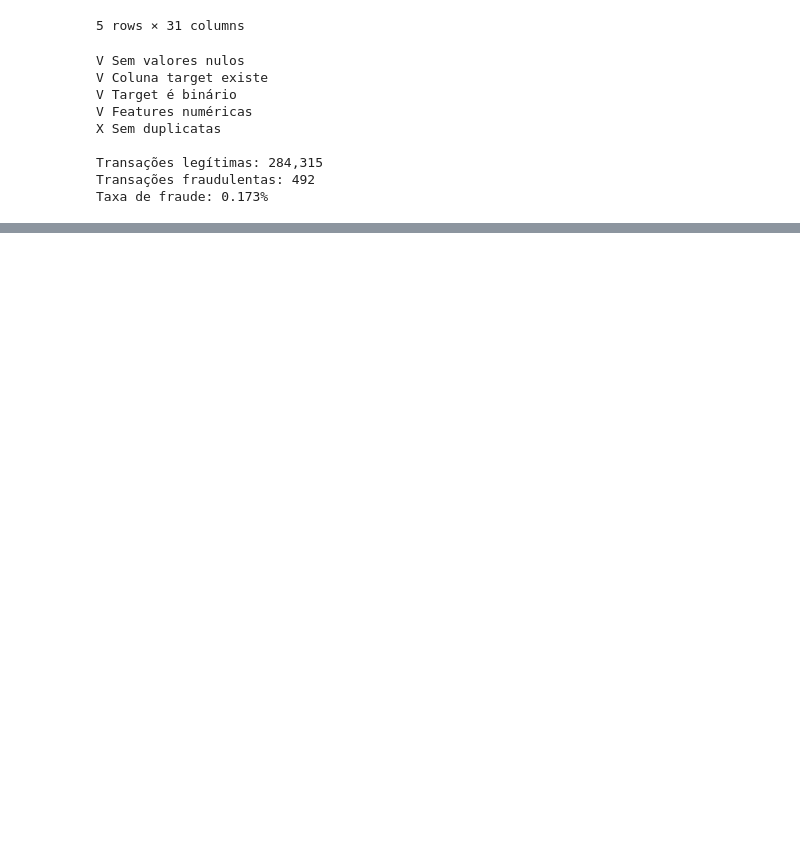
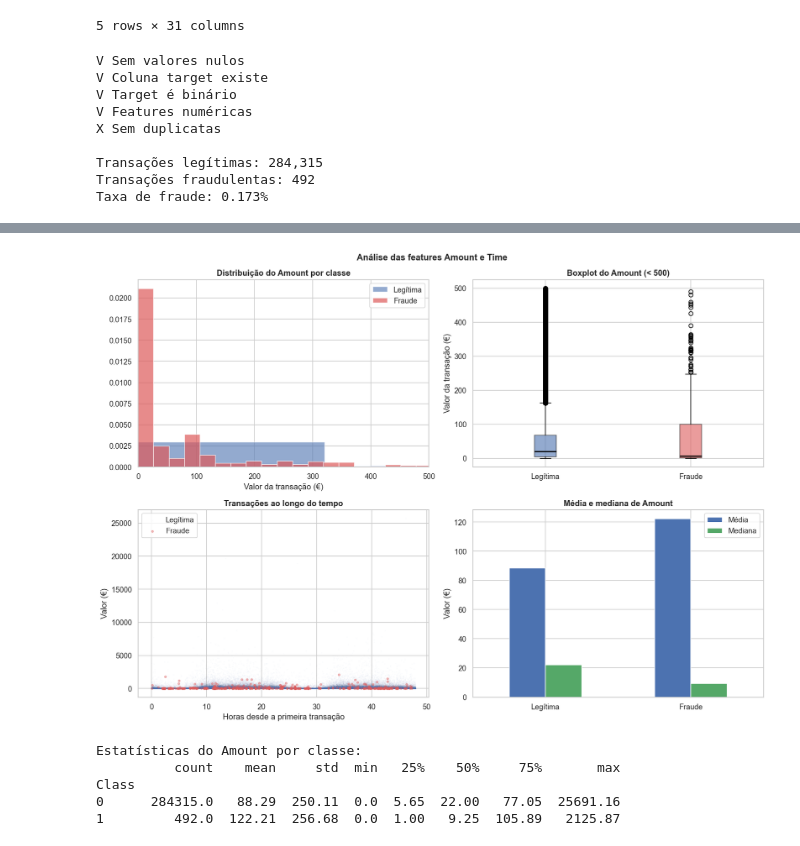
Before and after one commit to jaoalmirante/fraud-detection-ml, a Jupyter notebook: notebooks/fraud_detection.ipynb, the cells around one changed output, grey strips where cells are left out. Saved outputs shown, nothing was run; the diff lists cells and outputs as text; code cells hidden in the pictures; blank space fills up the shorter version.

Commit message:
feat: exploratory data analysis with class imbalance and feature insights

```diff
--- a/notebooks/fraud_detection.ipynb
+++ b/notebooks/fraud_detection.ipynb
@@ -84,0 +139,67 @@ Taxa de fraude: 0.173%
+# %%
+fig, axes = plt.subplots(2, 2, figsize=(14, 10))
+
+fraud = df[df['Class'] == 1]
+legit = df[df['Class'] == 0]
+
+# distribuição por classe - amount
+axes[0, 0].hist(legit['Amount'], bins=80, alpha=0.6,
+                color='#4C72B0', label='Legítima', density=True)
+axes[0, 0].hist(fraud['Amount'], bins=80, alpha=0.7,
+                color='#DD5A5A', label='Fraude', density=True)
+axes[0, 0].set_xlim(0, 500)
+axes[0, 0].set_title('Distribuição do Amount por classe', fontweight='bold')
+axes[0, 0].set_xlabel('Valor da transação (€)')
+axes[0, 0].legend()
+
+# boxplot de comparação - amount
+legit_small = legit[legit['Amount'] < 500]['Amount']
+fraud_small = fraud[fraud['Amount'] < 500]['Amount']
+
+bp = axes[0, 1].boxplot(
+    [legit_small, fraud_small],
+     labels=['Legítima', 'Fraude'],
+     patch_artist=True,
+     medianprops=dict(color='black', linewidth=2)
+)
+bp['boxes'][0].set(facecolor='#4C72B0', alpha=0.6)
+bp['boxes'][1].set(facecolor='#DD5A5A', alpha=0.6)
+axes[0, 1].set_title('Boxplot do Amount (< 500)', fontweight='bold')
+axes[0, 1].set_ylabel('Valor da transação (€)')
+
+# fraudes ao longo do tempo - Time
+axes[1, 0].scatter(legit['Time'] / 3600, legit['Amount'],
+                   alpha=0.01, s=1, color='#4C72B0', label='Legítima')
+axes[1, 0].scatter(fraud['Time'] / 3600, fraud['Amount'],
+                   alpha=0.4, s=8, color='#DD5A5A', label='Fraude', zorder=5)
+axes[1, 0].set_title('Transações ao longo do tempo', fontweight='bold')
+axes[1, 0].set_xlabel('Horas desde a primeira transação')
+axes[1, 0].set_ylabel('Valor (€)')
+axes[1, 0].legend()
+
+# fraude vs legítimo - amount media e mediana
+stats = df.groupby('Class')['Amount'].agg(['mean', 'median'])
+stats.index = ['Legítima', 'Fraude']
+stats.plot(kind='bar', ax=axes[1, 1], color=['#4C72B0', '#55A868'],
+           edgecolor='white', rot=0)
+axes[1, 1].set_title('Média e mediana de Amount', fontweight='bold')
+axes[1, 1].set_ylabel('Valor (€)')
+axes[1, 1].legend(['Média', 'Mediana'])
+
+plt.suptitle('Análise das features Amount e Time',
+             fontsize=13, fontweight='bold')
+plt.tight_layout()
+plt.savefig('../reports/figures/amount_time_analysis.png',
+            dpi=150, bbox_inches='tight')
+plt.show()
+
+# estatisticas descritivas
+print("Estatísticas do Amount por classe:")
+print(df.groupby('Class')['Amount'].describe().round(2))
+# %% [output]
+[figure, added]
+Estatísticas do Amount por classe:
+          count    mean     std  min   25%    50%     75%       max
+Class
+0      284315.0   88.29  250.11  0.0  5.65  22.00   77.05  25691.16
+1         492.0  122.21  256.68  0.0  1.00   9.25  105.89   2125.87
```
Also changed, not shown: parts of 7 cells of this notebook, 4 other files.
